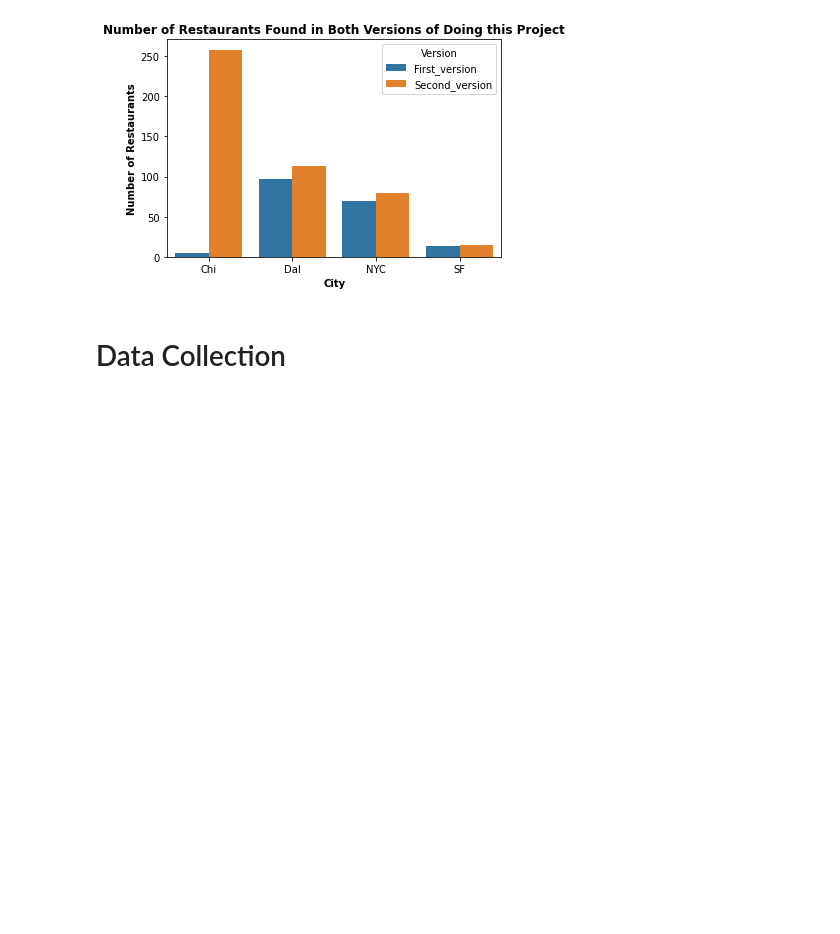
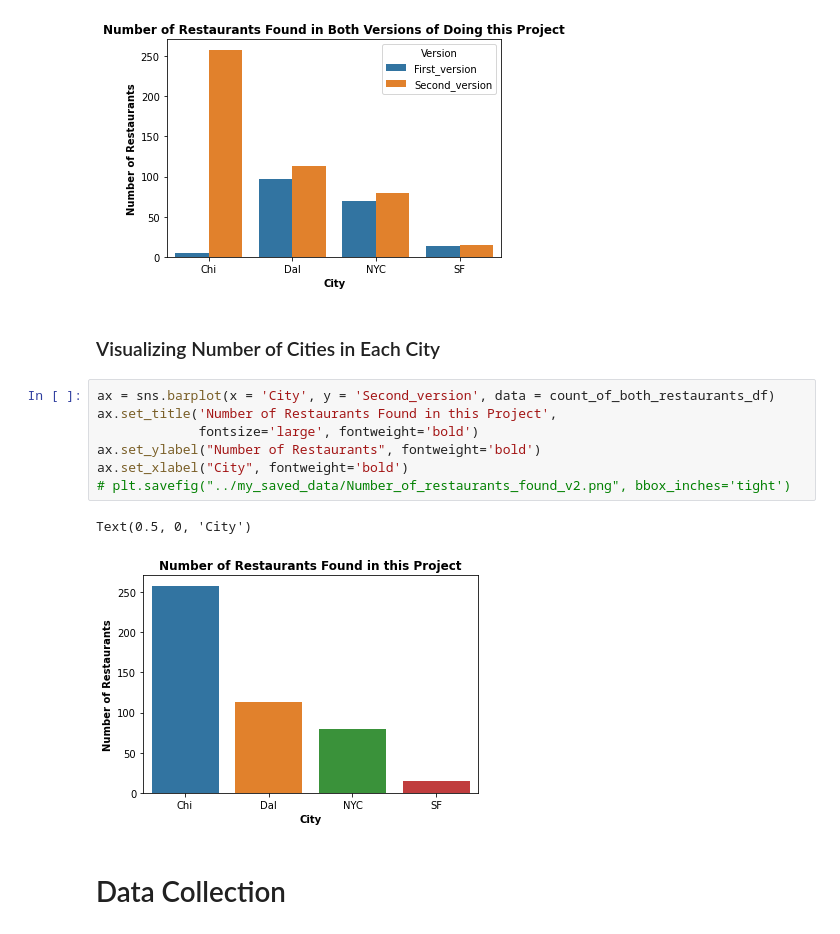
Before and after one commit to gregfeliu/Mexican_Immigration_Through_Restaurant_Names, a Jupyter notebook: notebooks/4.Analysis.ipynb, the cells around one changed output. Cells and saved outputs as stored; diff of their text form; blank space fills up the shorter version.

```diff
--- a/notebooks/4.Analysis.ipynb
+++ b/notebooks/4.Analysis.ipynb
@@ -115,6 +104,18 @@ ax.set_xlabel("City", fontweight='bold')
 # %% [output]
 Text(0.5, 0, 'City')
 [figure]
+# %% [markdown]
+### Visualizing Number of Cities in Each City
+# %%
+ax = sns.barplot(x = 'City', y = 'Second_version', data = count_of_both_restaurants_df)
+ax.set_title('Number of Restaurants Found in this Project',
+             fontsize='large', fontweight='bold')
+ax.set_ylabel("Number of Restaurants", fontweight='bold')
+ax.set_xlabel("City", fontweight='bold')
+# plt.savefig("../my_saved_data/Number_of_restaurants_found_v2.png", bbox_inches='tight')
+# %% [output]
+Text(0.5, 0, 'City')
+[figure, added]
 # %% [markdown]
 # Data Collection
 # %% [markdown]
```
Also changed, not shown: parts of 13 cells of this notebook, 2 other files.
